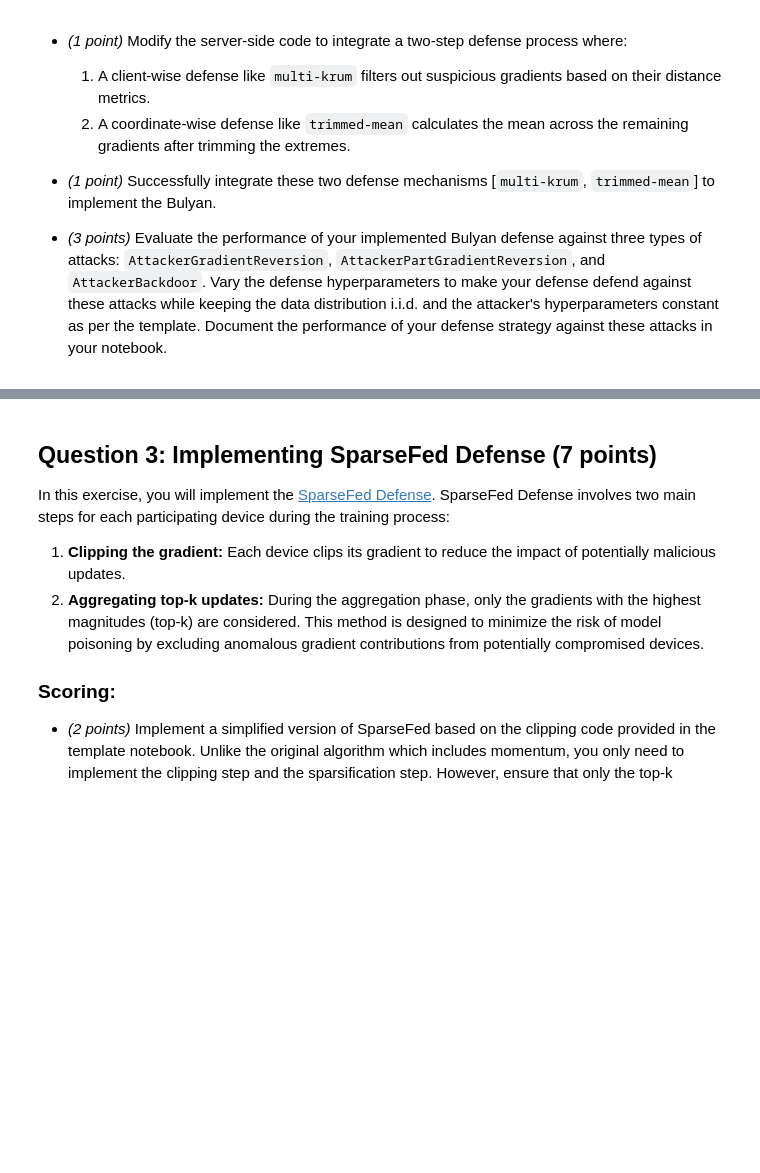
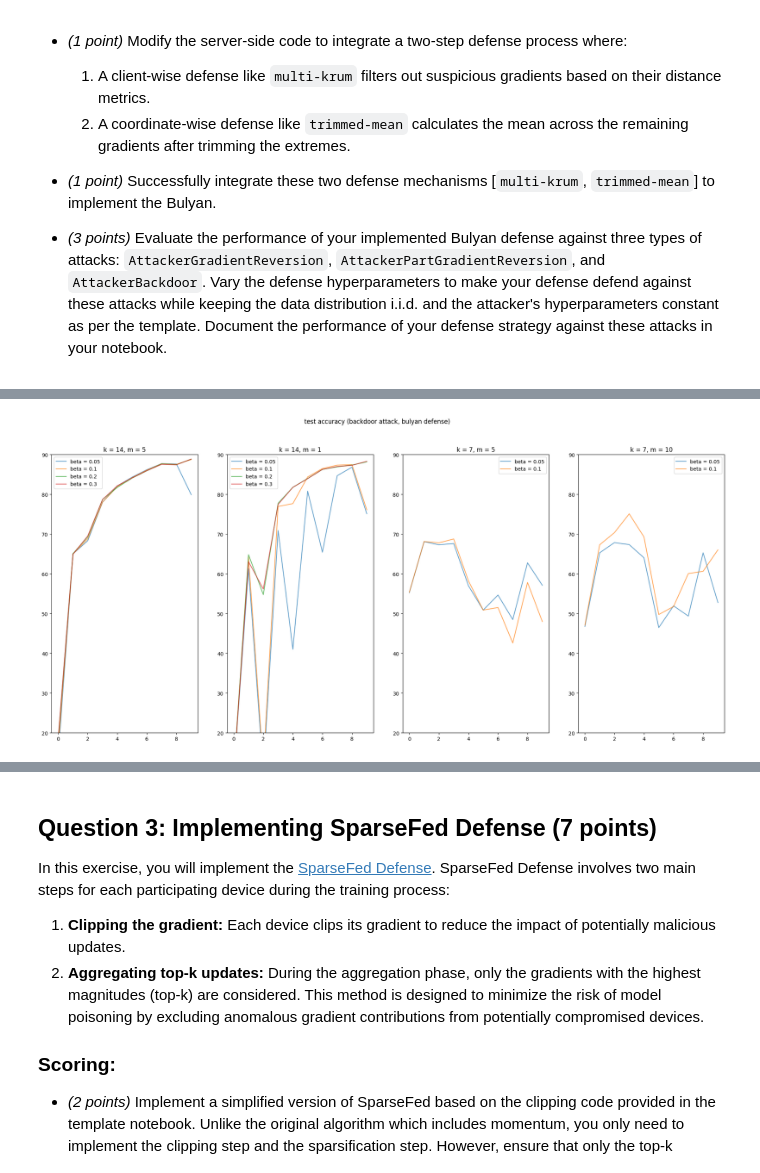
Before and after one commit to Quaffel/university-distributed-deep-learning, a Jupyter notebook: federated-learning/attacks-and-defenses/homework-3.ipynb, the cells around one changed output, grey strips where cells are left out. Drawn from its saved outputs; the diff is of its cells as text; code cells hidden in the pictures; blank space fills up the shorter version.

```diff
--- a/federated-learning/attacks-and-defenses/homework-3.ipynb
+++ b/federated-learning/attacks-and-defenses/homework-3.ipynb
@@ -1080,7 +1150,7 @@ class BulyanParameters:
     mean_beta: float
 
 
-def run_training(
+def run_training_bulyan(
     attack_type: typing.Literal[
         "gradient-reversion", "partial-gradient-reversion", "backdoor"
     ],
@@ -1130,7 +1202,7 @@ results_bulyan: list[RunResult] = []
 results_backdoor_bulyan: list[BackdoorEvaluationResult] = []
 
 for variant in tqdm(variants_bulyan, "variant", leave=False):
-    result, backdoor_result = run_training('backdoor', variant)
+    result, backdoor_result = run_training_bulyan('backdoor', variant)
 
     results_bulyan.append(result)
     results_backdoor_bulyan.append(backdoor_result)
@@ -1150,0 +1267,33 @@ for variant in tqdm(variants_bulyan, "variant", leave=False):
+# %%
+def _plot_bulyan_results(results: list[RunResult], attack_name: str):
+    fig, axes = plt.subplots(1, 4, figsize=(24, 10))
+
+    fig.suptitle(f"test accuracy ({attack_name} attack, bulyan defense)")
+    _plot_bulyan(
+        axes.flatten()[0],
+        "k = 14, m = 5",
+        results,
+        lambda it: it.krum_considered_update_count == 14
+        and it.krum_max_malicious_update_count == 5,
+    )
+    _plot_bulyan(
+        axes.flatten()[1],
+        "k = 14, m = 1",
+        results,
+        lambda it: it.krum_considered_update_count == 14
+        and it.krum_max_malicious_update_count == 1,
+    )
+    _plot_bulyan(
+        axes.flatten()[2],
+        "k = 7, m = 5",
+        results,
+        lambda it: it.krum_considered_update_count == 7
+        and it.krum_max_malicious_update_count == 5,
+    )
+    _plot_bulyan(
+        axes.flatten()[3],
+        "k = 7, m = 10",
+        results,
+        lambda it: it.krum_considered_update_count == 7
+        and it.krum_max_malicious_update_count == 10,
+    )
@@ -1150,0 +1304,4 @@ for variant in tqdm(variants_bulyan, "variant", leave=False):
+# %%
+_plot_bulyan_results(results_bulyan, "backdoor")
+# %% [output]
+[figure, added]
```
Also changed, not shown: parts of 27 cells of this notebook.
